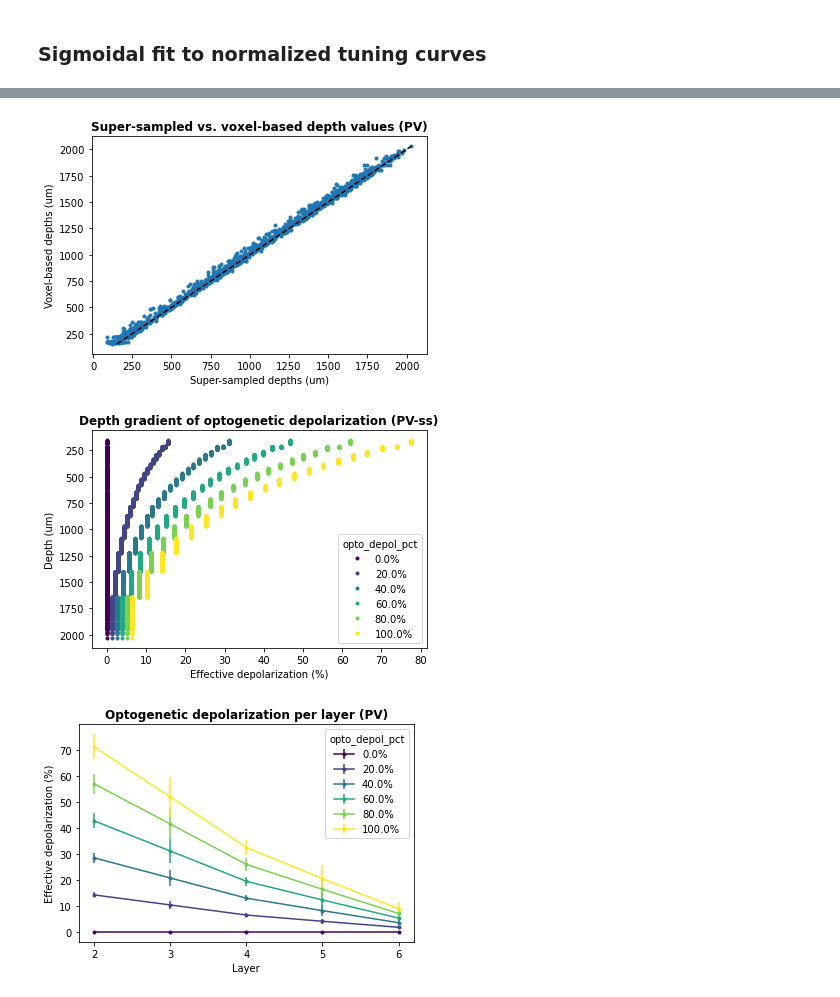
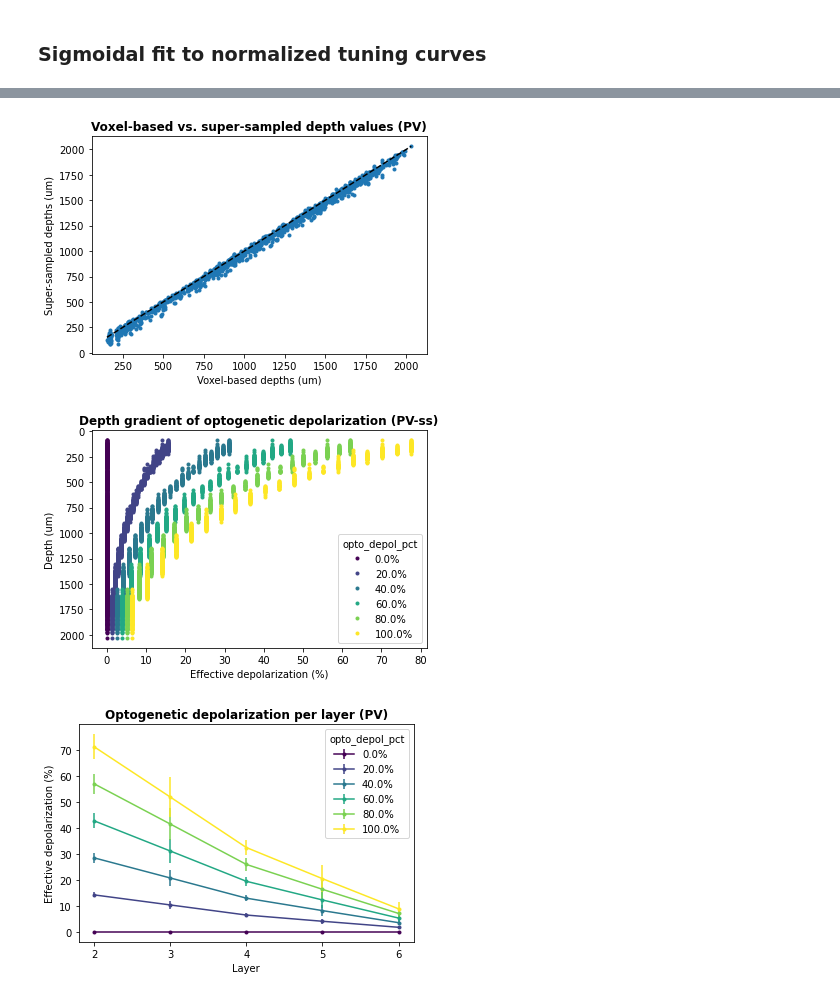
Before and after one commit to BlueBrain/sscx-analysis, a Jupyter notebook: visual_contrast/notebooks/OptoStim_Tuning_Analysis.ipynb, the cells around one changed output, grey strips where cells are left out. Cells and saved outputs as stored; diff of their text form; code cells hidden in the pictures.

```diff
--- a/visual_contrast/notebooks/OptoStim_Tuning_Analysis.ipynb
+++ b/visual_contrast/notebooks/OptoStim_Tuning_Analysis.ipynb
@@ -585,42 +618,23 @@ plot_depth_gradient(neuron_info_PV['depth'], opto_strength_eff_PV, opto_depol_pc
-# %%
-# Compare with voxel-based depth values from '/gpfs/bbp.cscs.ch/project/proj83/home/bolanos/BB_Rat_SSCX_flatmap_v2_depths.nrrd'
-# which were used for target definition in the first place
-
-# TODO: Check if opto stim generator needs to be updated using super-sampled depths values???
-
-opto_depth_map_file = psth_data_PV[0]['opto_cfg']['cfg']['opto_depth_map_file']
-gids = gids_PV
-
-# Load depth map
-import voxcell
-depth_map = voxcell.VoxelData.load_nrrd(opto_depth_map_file)
-
-# Get depth values
-nrn_pos = circuit.cells.positions(gids)
-nrn_depths = depth_map.lookup(np.array(nrn_pos)).astype(float)
-
-# Interpolate missing values (nearest-neighbor interpolation)
-from scipy.interpolate import griddata
-if np.any(nrn_depths == -1.0):
-    map_indices = depth_map.positions_to_indices(nrn_pos, keep_fraction=True) # Keep fractions within voxels => fraction x.5 corresponds to voxel center
-    map_pos = np.floor(map_indices) + 0.5 # Voxel values assumed to correspond to voxel center
-    nrn_depths = griddata(map_pos[nrn_depths != -1], nrn_depths[nrn_depths != -1], map_indices, method='nearest')
-nrn_depths = pd.Series(nrn_depths, index=gids, name='depth')
-assert min(nrn_depths) >= 0.0, 'ERROR: Depth values cannot be negative!'
-
-plt.figure()
-plt.plot(neuron_info_PV['depth'], nrn_depths, '.')
-plt.plot([min(nrn_depths), max(nrn_depths)], [min(nrn_depths), max(nrn_depths)], '--k')
-plt.xlabel('Super-sampled depths (um)')
-plt.ylabel('Voxel-based depths (um)')
-plt.title('Super-sampled vs. voxel-based depth values (PV)', fontweight='bold')
-plt.savefig(os.path.join(save_path, f'opto_depth_comparison_PV.png'), dpi=300)
-plt.show()
-
-plot_depth_gradient(nrn_depths, opto_strength_eff_PV, opto_depol_pct, save_path, save_spec='PV-ss')
-# %% [output]
-[figure, removed]
-[figure, removed]
+# %%
+# Compare with super-samples depth values
+nrn_info_tmp_file = '/gpfs/bbp.cscs.ch/project/proj102/scratch/SSCX_BioM/matrices/neuron_info__NoLZ4__.feather' # [Use __NoLZ4__ version to prevent "ArrowNotImplementedError: Support for codec 'lz4' not built"]
+nrn_info_tmp = pd.read_feather(nrn_info_tmp_file)
+nrn_info_tmp.index = nrn_info_tmp['gid']
+nrn_depth_ss_PV = nrn_info_tmp['depth'].loc[gids_PV]
+
+plt.figure()
+plt.plot(neuron_info_PV['depth'], nrn_depth_ss_PV, '.')
+plt.plot([min(nrn_depths), max(nrn_depths)], [min(nrn_depths), max(nrn_depths)], '--k')
+plt.xlabel('Voxel-based depths (um)')
+plt.ylabel('Super-sampled depths (um)')
+plt.title('Voxel-based vs. super-sampled depth values (PV)', fontweight='bold')
+plt.savefig(os.path.join(save_path, f'opto_depth_comparison_PV.png'), dpi=300)
+plt.show()
+
+plot_depth_gradient(nrn_depth_ss_PV, opto_strength_eff_PV, opto_depol_pct, show_bars=False, save_path=save_path, save_spec='PV-ss')
+# %% [output]
+[figure, added]
+[figure, added]
 # %%
 # Effective depolarization per layer
 layers = np.unique(neuron_info_PV['layer'])
```
Also changed, not shown: parts of 9 cells of this notebook.
